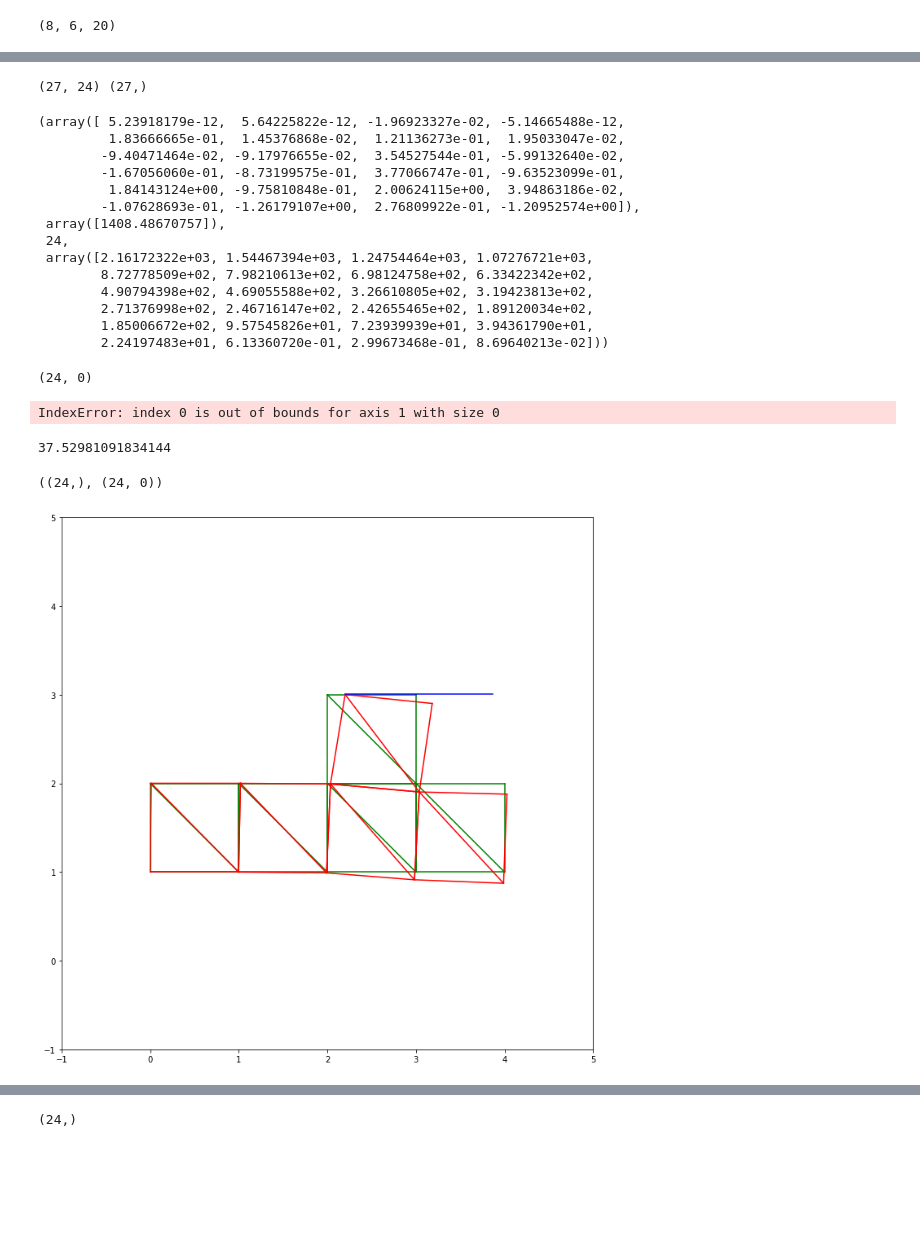
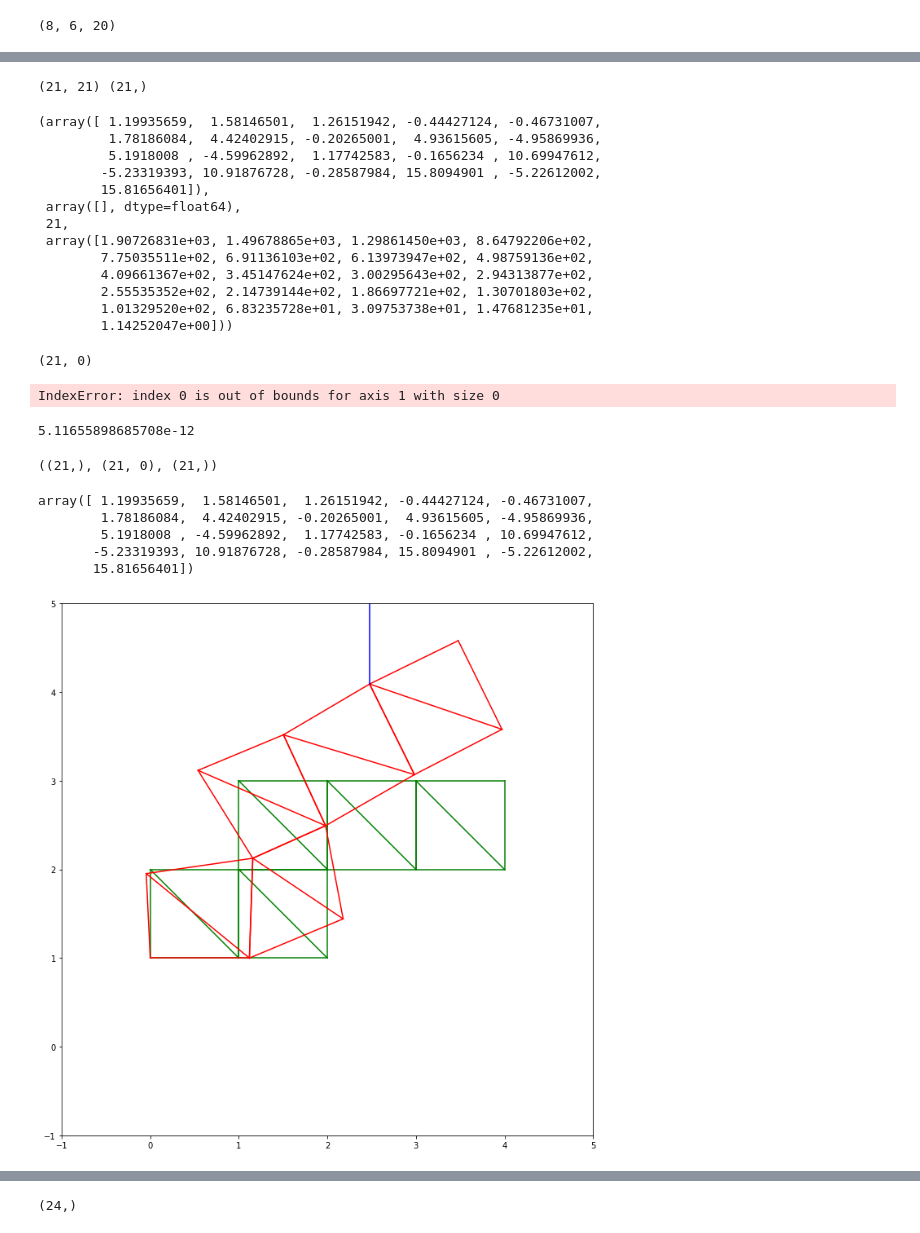
Before and after one commit to TobiasJacob/evolutionary-mechanics, a Jupyter notebook: finiteElements.ipynb, the cells around one changed output, grey strips where cells are left out. Saved outputs shown, nothing was run; the diff lists cells and outputs as text; code cells hidden in the pictures; blank space fills up the shorter version.

```diff
--- a/finiteElements.ipynb
+++ b/finiteElements.ipynb
@@ -80,10 +80,10 @@ A.shape
 (8, 6, 20)
 # %%
 Field = np.array([
-    [False, False, False],
     [False, True, False],
-    [False, False, False],
-    [False, False, False],
+    [False, True, True],
+    [False, False, True],
+    [False, False, True],
 ])
 
 counter = 0
@@ -167,4 +173,5 @@ for x in range(Field.shape[0]):
             for i in range(k.shape[0]):
                 for j in range(k.shape[1]):
                     KGlob[targetIndices[i], targetIndices[j]] += k[i, j]
-KGlob
+KGlob = KGlob[2:, 2:]
+KGlob = np.delete(np.delete(KGlob, 2, 0), 2, 1)
@@ -188,9 +182,8 @@ np.linalg.matrix_rank(KGlob)
 # %%
-A = A.reshape(-1, KGlob.shape[1])
-f = np.zeros(A.shape[1])
-f[18] = 100
+f = np.zeros(KGlob.shape[0])
+f[16] = 5
 # f = A.transpose() @ f
-f = np.concatenate((f, [0, 0, 0]), axis=0)
+# f = np.concatenate((f, [0, 0, 0]), axis=0)
 # f[15] = 100
 # f[19] = -50
 # f[4] = -300
@@ -198,23 +191,23 @@ f = np.concatenate((f, [0, 0, 0]), axis=0)
 print(KGlob.shape, f.shape)
 eps, residuals, rank, eigen = np.linalg.lstsq(KGlob, f)
 epsBack = eps
+fBack = f
 eps, residuals, rank, eigen
 # %% [output]
-(27, 24) (27,)
+(21, 21) (21,)
-(array([ 5.23918179e-12,  5.64225822e-12, -1.96923327e-02, -5.14665488e-12,
-         1.83666665e-01,  1.45376868e-02,  1.21136273e-01,  1.95033047e-02,
-        -9.40471464e-02, -9.17976655e-02,  3.54527544e-01, -5.99132640e-02,
-        -1.67056060e-01, -8.73199575e-01,  3.77066747e-01, -9.63523099e-01,
-         1.84143124e+00, -9.75810848e-01,  2.00624115e+00,  3.94863186e-02,
-        -1.07628693e-01, -1.26179107e+00,  2.76809922e-01, -1.20952574e+00]),
- array([1408.48670757]),
- 24,
- array([2.16172322e+03, 1.54467394e+03, 1.24754464e+03, 1.07276721e+03,
-        8.72778509e+02, 7.98210613e+02, 6.98124758e+02, 6.33422342e+02,
-        4.90794398e+02, 4.69055588e+02, 3.26610805e+02, 3.19423813e+02,
-        2.71376998e+02, 2.46716147e+02, 2.42655465e+02, 1.89120034e+02,
-        1.85006672e+02, 9.57545826e+01, 7.23939939e+01, 3.94361790e+01,
-        2.24197483e+01, 6.13360720e-01, 2.99673468e-01, 8.69640213e-02]))
+(array([ 1.19935659,  1.58146501,  1.26151942, -0.44427124, -0.46731007,
+         1.78186084,  4.42402915, -0.20265001,  4.93615605, -4.95869936,
+         5.1918008 , -4.59962892,  1.17742583, -0.1656234 , 10.69947612,
+        -5.23319393, 10.91876728, -0.28587984, 15.8094901 , -5.22612002,
+        15.81656401]),
+ array([], dtype=float64),
+ 21,
+ array([1.90726831e+03, 1.49678865e+03, 1.29861450e+03, 8.64792206e+02,
+        7.75035511e+02, 6.91136103e+02, 6.13973947e+02, 4.98759136e+02,
+        4.09661367e+02, 3.45147624e+02, 3.00295643e+02, 2.94313877e+02,
+        2.55535352e+02, 2.14739144e+02, 1.86697721e+02, 1.30701803e+02,
+        1.01329520e+02, 6.83235728e+01, 3.09753738e+01, 1.47681235e+01,
+        1.14252047e+00]))
 # %%
 from scipy.linalg import null_space
 # nullSp = 2.88675135e-01 - null_space(KGlob)[:, 0]
@@ -223,18 +216,27 @@ print(nullSp.shape)
 nullSp = nullSp[:, 0]
 nullSp
 # %% [output]
-(24, 0)
+(21, 0)
 IndexError: index 0 is out of bounds for axis 1 with size 0
 # %%
 np.linalg.norm(KGlob @ (eps) - f)
 # %% [output]
-37.52981091834144
+5.11655898685708e-12
 # %%
-epsBack.shape, nullSp.shape
+epsBack.shape, nullSp.shape, eps.shape
 # %% [output]
-((24,), (24, 0))
+((21,), (21, 0), (21,))
+# %%
+eps
+# %% [output]
+array([ 1.19935659,  1.58146501,  1.26151942, -0.44427124, -0.46731007,
+        1.78186084,  4.42402915, -0.20265001,  4.93615605, -4.95869936,
+        5.1918008 , -4.59962892,  1.17742583, -0.1656234 , 10.69947612,
+       -5.23319393, 10.91876728, -0.28587984, 15.8094901 , -5.22612002,
+       15.81656401])
 # %%
-eps = epsBack
+eps = np.concatenate((np.array([0, 0] + [epsBack[0]] + [0]), epsBack[1:]), axis=0)
+f = np.concatenate((np.array([0, 0] + [fBack[0]] + [0]), fBack[1:]), axis=0)
 
 positions = [
     (0, 0), (1, 0), (2, 0), (3, 0), (4, 0),
@@ -277,34 +279,34 @@ for square in squares:
     plt.plot(
         [positions[startI][0], positions[endI][0]],
         [positions[startI][1], positions[endI][1]],
             color='g'
         )
 for square in squares:
     for i in range(4):
         startI = square[i]
         endI = square[i + 1]
         plt.plot(
             [positions[startI][0] + eps[2 * startI]*scale, positions[endI][0] + eps[2 * endI]*scale],
             [positions[startI][1] + eps[2 * startI + 1]*scale, positions[endI][1] + eps[2 * endI + 1]*scale],
             color='r'
             )
     startI = square[1]
     endI = square[3]
     plt.plot(
         [positions[startI][0] + eps[2 * startI]*scale, positions[endI][0] + eps[2 * endI]*scale],
         [positions[startI][1] + eps[2 * startI + 1]*scale, positions[endI][1] + eps[2 * endI + 1]*scale],
             color='r'
         )
 plt.xlim([-1, 5])
 plt.ylim([-1, 5])
 plt.gca().set_aspect(1)
 
 for i in range(len(positions)):
     pos = np.array(positions[i]) + [eps[2 * i]*scale, eps[2 * i + 1]*scale]
     plt.plot([pos[0], pos[0] + f[2 * i] / 60.], [pos[1], pos[1]], color='b')
     plt.plot([pos[0], pos[0]], [pos[1], pos[1] + f[2 * i + 1] / 60.], color='b')
 # %% [output]
-[figure, old version]
+[figure, new version]
 # %%
 positionsIn
 # %% [output]
```
Also changed, not shown: parts of 7 cells of this notebook, 4 other files.
